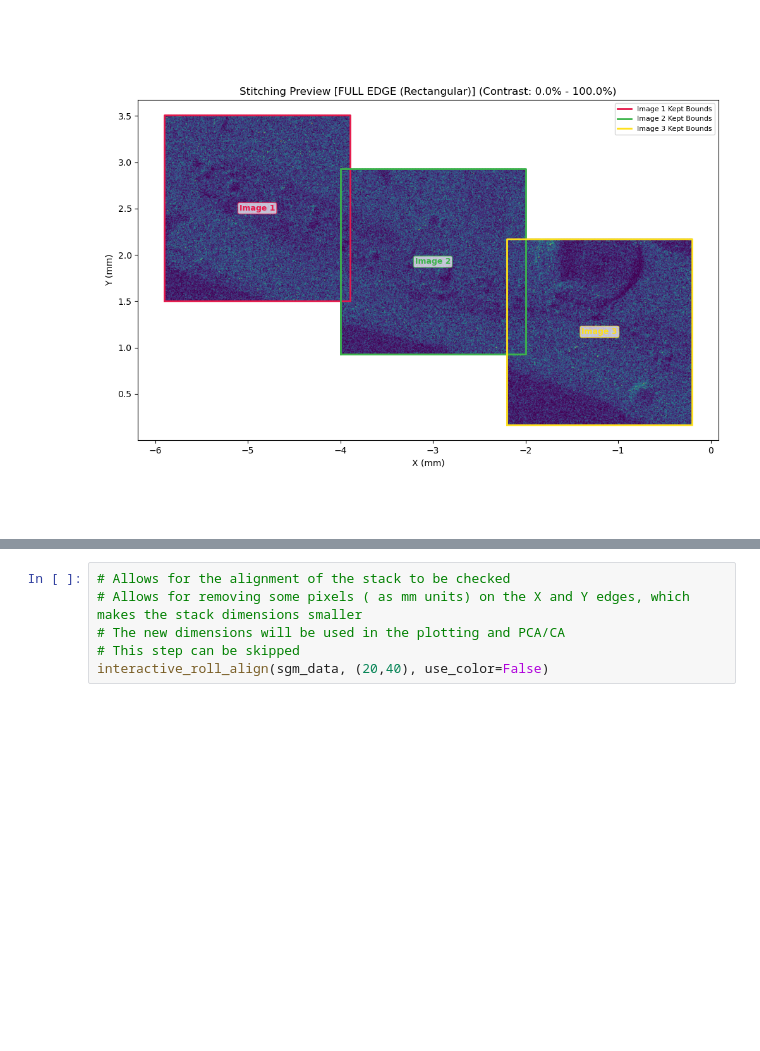
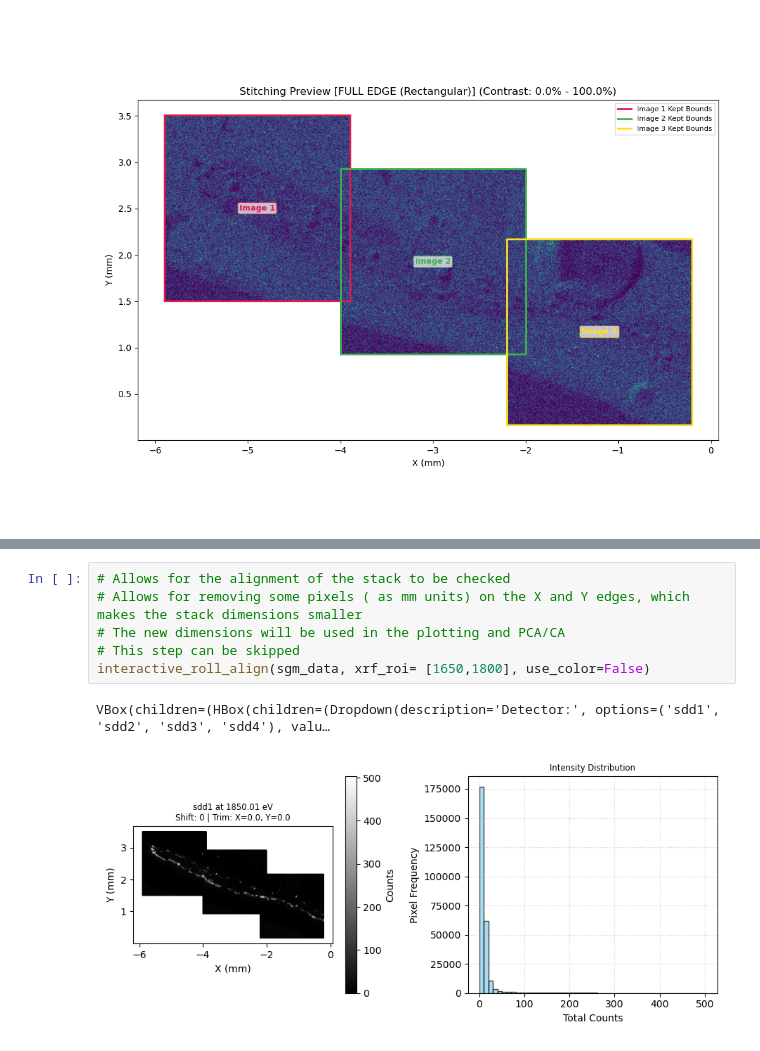
Before and after one commit to Beamlines-CanadianLightSource/SGM_Beamline_Analysis, a Jupyter notebook: SGM_BSky_Data_Analysis-4quad.ipynb, the cells around one changed output, grey strips where cells are left out. Saved outputs shown, nothing was run; the diff lists cells and outputs as text; blank space fills up the shorter version.

Commit message:
Enhance HPC compatibility, preprocessed folder routing, histogram export, and doc updates

```diff
--- a/SGM_BSky_Data_Analysis-4quad.ipynb
+++ b/SGM_BSky_Data_Analysis-4quad.ipynb
@@ -174,9 +98,12 @@ Energies (1 points): [1850.]
 # %%
 # Allows for the alignment of the stack to be checked
 # Allows for removing some pixels ( as mm units) on the X and Y edges, which makes the stack dimensions smaller
 # The new dimensions will be used in the plotting and PCA/CA
 # This step can be skipped
-interactive_roll_align(sgm_data, (20,40), use_color=False)
+interactive_roll_align(sgm_data, xrf_roi= [1650,1800], use_color=False)
+# %% [output]
+VBox(children=(HBox(children=(Dropdown(description='Detector:', options=('sdd1', 'sdd2', 'sdd3', 'sdd4'), valu…
+[figure, added]
 # %%
 # Maps the fluorescence and sample TEY signal.  Can select which image for the map.
 # Plots the fluorescence and TEY spectra from a stack- saves Raw and Normalized XANES spectra for each SDD, I0 and sample TEY as a csv file.
```
Also changed, not shown: parts of 12 cells of this notebook, 8 other files.
